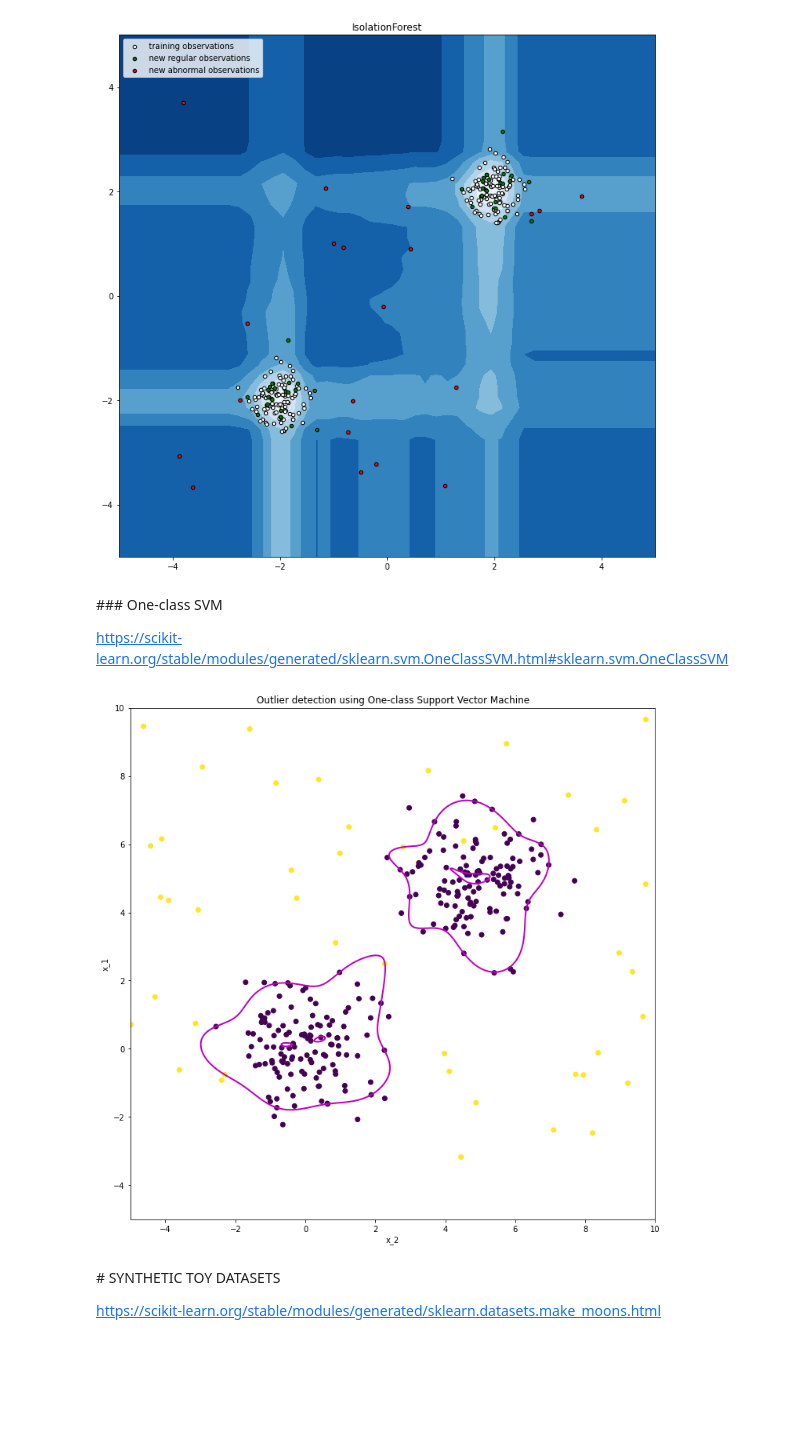
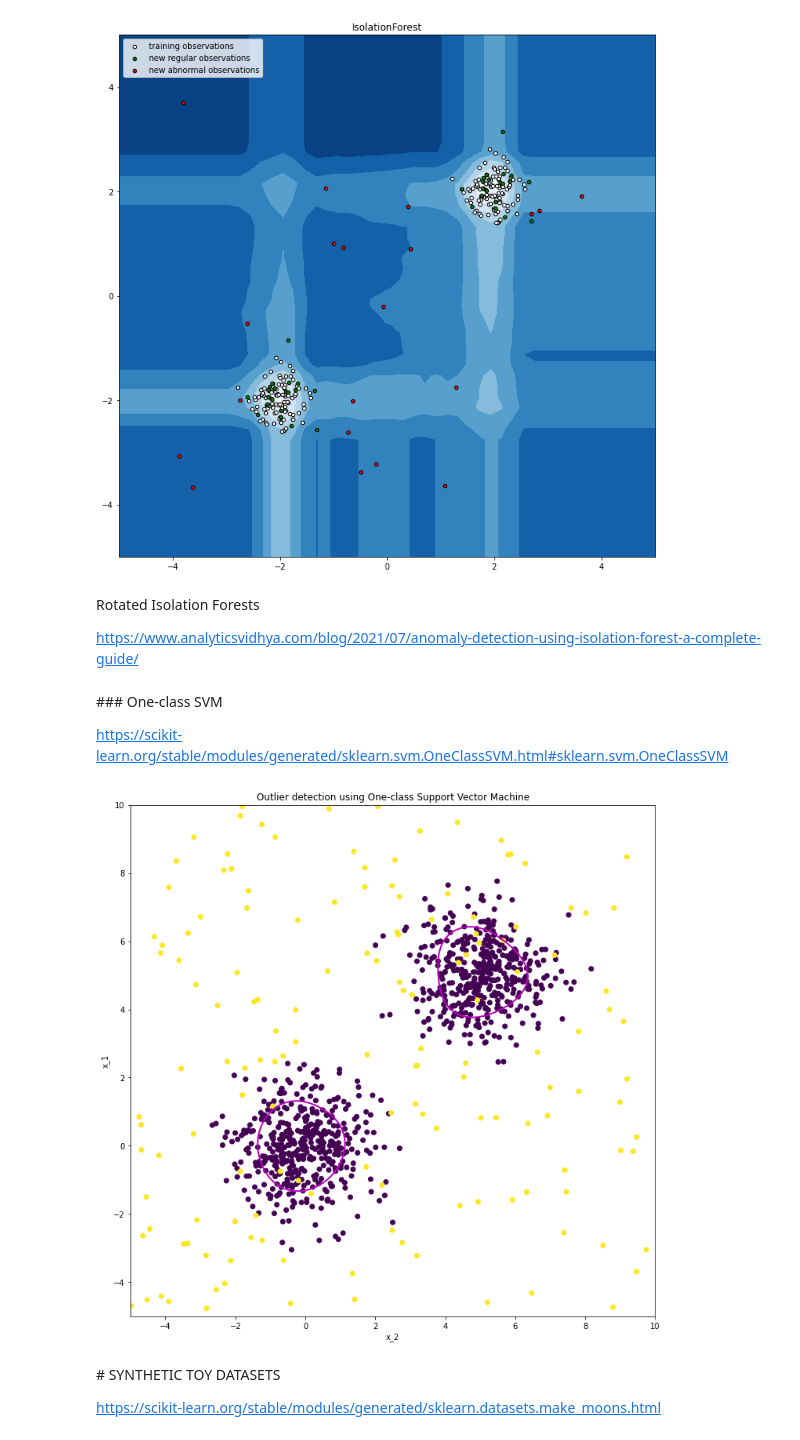
Before and after one commit to raulbenitez/OUTLIER_DETECTION, a Jupyter notebook: outlier_detection_methods.ipynb, the cells around one changed output. Drawn from its saved outputs; the diff is of its cells as text; code cells hidden in the pictures; blank space fills up the shorter version.

```diff
--- a/outlier_detection_methods.ipynb
+++ b/outlier_detection_methods.ipynb
@@ -656,6 +877,10 @@ plt.legend([b1, b2, c],
 plt.show()
 # %% [output]
 [figure]
+# %% [markdown]
+Rotated Isolation Forests
+
+https://www.analyticsvidhya.com/blog/2021/07/anomaly-detection-using-isolation-forest-a-complete-guide/
 # %% [markdown]
 ### One-class SVM
 
@@ -663,27 +888,37 @@ https://scikit-learn.org/stable/modules/generated/sklearn.svm.OneClassSVM.html#s
 # %%
 from sklearn.svm import OneClassSVM
 
-clf = OneClassSVM(nu=0.25, gamma=0.35)
+n_samples = 1000
+outliers_fraction = 0.15
+n_outliers = int(outliers_fraction * n_samples)
+n_inliers = n_samples - n_outliers
+
+X_inliers,y = make_blobs(centers=[[0, 0], [5, 5]], cluster_std=1, n_samples=n_inliers, n_features=2,random_state=0)
+X_outliers = np.random.uniform(low=-5, high=10, size=(n_outliers, 2))
+X = np.r_[X_inliers, X_outliers]
+ground_truth = np.r_[np.zeros(n_inliers), np.ones(n_outliers)]
+
+
+clf = OneClassSVM(kernel = 'rbf',nu=0.5, gamma=0.35)
 
 # Learn a frontier for outlier detection with several classifiers
 xx1, yy1 = np.meshgrid(np.linspace(-5, 10, 500), np.linspace(-5, 10, 500))
 
 clf.fit(X)
 Z1 = clf.decision_function(np.c_[xx1.ravel(), yy1.ravel()])
 Z1 = Z1.reshape(xx1.shape)
 
 plt.figure( figsize=(12,12))
 plt.contour(xx1, yy1, Z1, levels=[0], linewidths=2, colors='m')
 plt.title("Outlier detection using One-class Support Vector Machine")
 plt.scatter(X[:, 0], X[:, 1], c=ground_truth)
 plt.xlim((xx1.min(), xx1.max()))
 plt.ylim((yy1.min(), yy1.max()))
 plt.ylabel("x_1")
 plt.xlabel("x_2")
-
 plt.show()
 # %% [output]
-[figure, old version]
+[figure, new version]
 # %% [markdown]
 # SYNTHETIC TOY DATASETS
 
```
Also changed, not shown: parts of 38 cells of this notebook.
